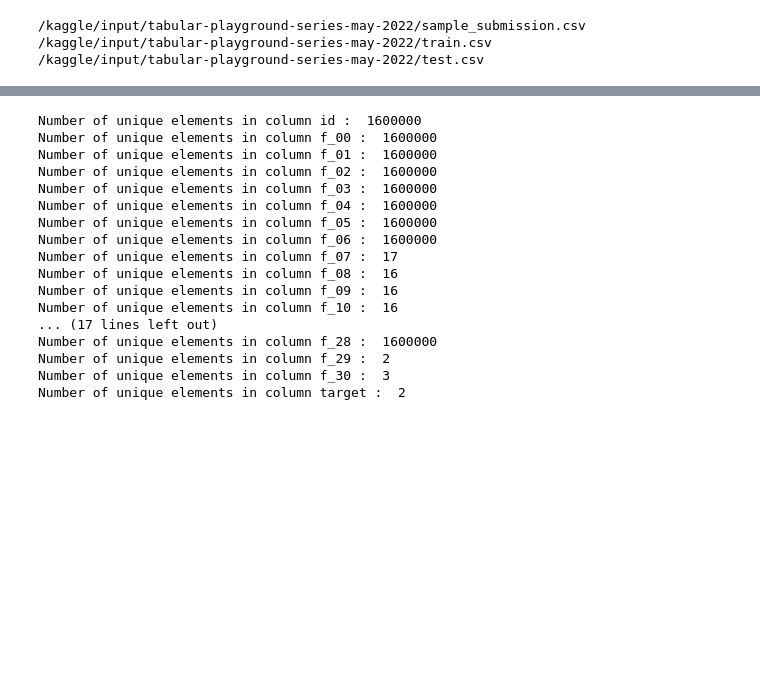
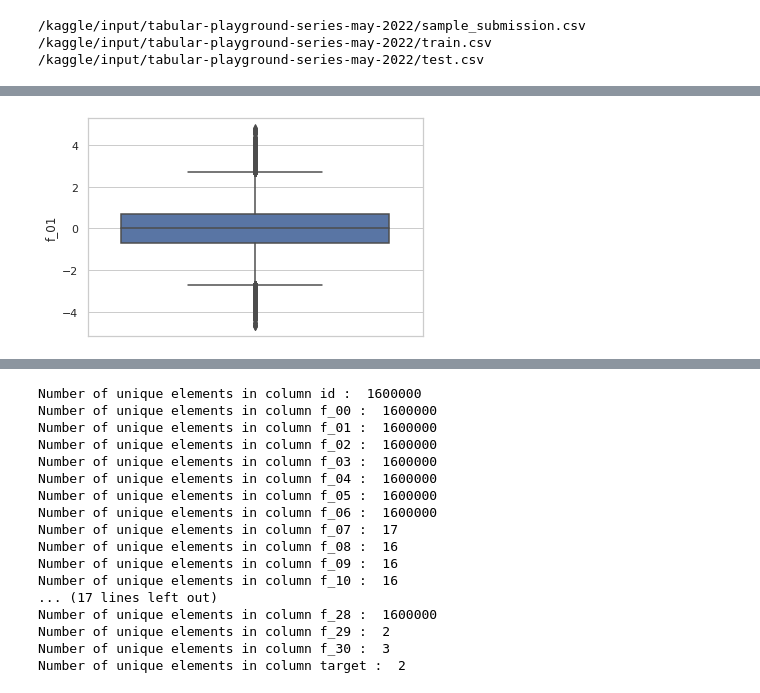
Before and after one commit to ebzkurt1/kaggle_competitions, a Jupyter notebook: tabular-may.ipynb, the cells around one changed output, grey strips where cells are left out. Drawn from its saved outputs; the diff is of its cells as text; code cells hidden in the pictures; blank space fills up the shorter version.

```diff
--- a/tabular-may.ipynb
+++ b/tabular-may.ipynb
@@ -85,3 +86,9 @@ None
 | f_29 | 900000.0 | 0.345661 | 0.475584 | 0.000000 | 0.000000 | 0.000000 | 1.000000 | 1.000000 |
 | f_30 | 900000.0 | 1.002654 | 0.818989 | 0.000000 | 0.000000 | 1.000000 | 2.000000 | 2.000000 |
 | target | 900000.0 | 0.486488 | 0.499818 | 0.000000 | 0.000000 | 0.000000 | 1.000000 | 1.000000 |
+# %%
+import seaborn as sns
+sns.set_theme(style="whitegrid")
+ax = sns.boxplot(y="f_01", data=train_df)
+# %% [output]
+[figure, added]
```
Also changed, not shown: parts of 12 cells of this notebook.
